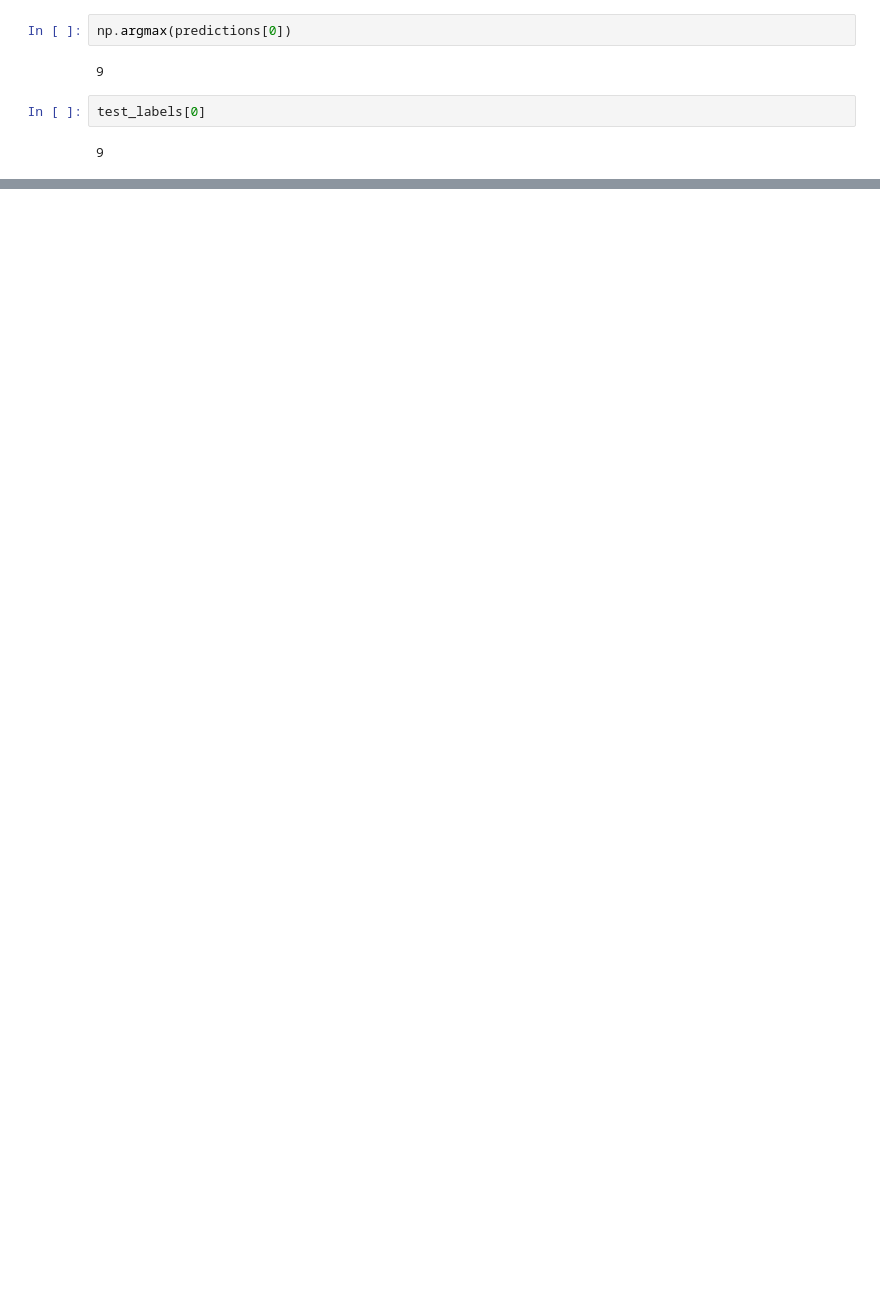
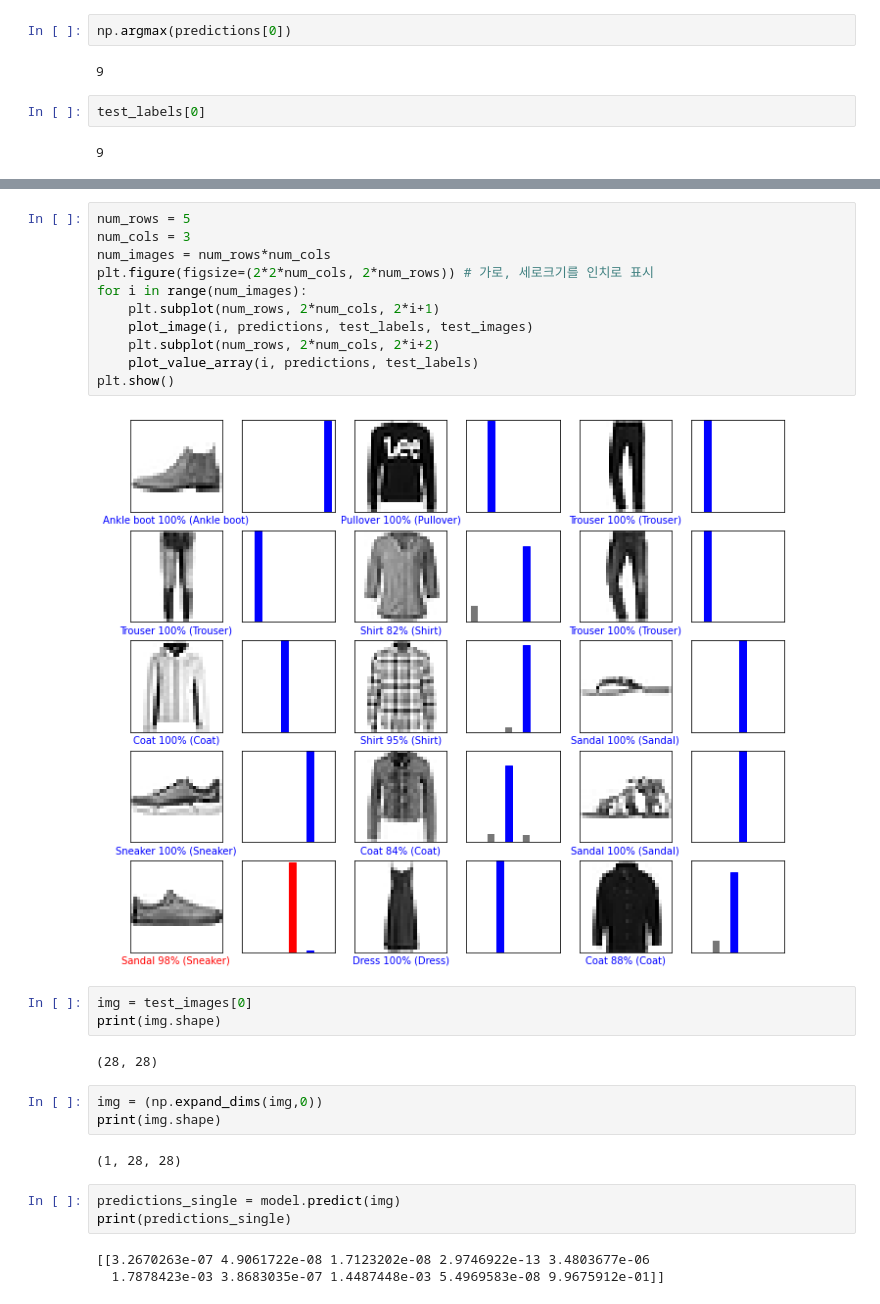
Before and after one commit to SeungJun9164/ML-tensorflow-, a Jupyter notebook: fashion_MNIST.ipynb, the cells around one changed output, grey strips where cells are left out. Cells and saved outputs as stored; diff of their text form; blank space fills up the shorter version.

```diff
--- a/fashion_MNIST.ipynb
+++ b/fashion_MNIST.ipynb
@@ -96,0 +148,29 @@ test_labels[0]
+# %%
+num_rows = 5
+num_cols = 3
+num_images = num_rows*num_cols
+plt.figure(figsize=(2*2*num_cols, 2*num_rows)) # 가로, 세로크기를 인치로 표시
+for i in range(num_images):
+    plt.subplot(num_rows, 2*num_cols, 2*i+1)
+    plot_image(i, predictions, test_labels, test_images)
+    plt.subplot(num_rows, 2*num_cols, 2*i+2)
+    plot_value_array(i, predictions, test_labels)
+plt.show()
+# %% [output]
+[figure, added]
+# %%
+img = test_images[0]
+print(img.shape)
+# %% [output]
+(28, 28)
+# %%
+img = (np.expand_dims(img,0))
+print(img.shape)
+# %% [output]
+(1, 28, 28)
+# %%
+predictions_single = model.predict(img)
+print(predictions_single)
+# %% [output]
+[[3.2670263e-07 4.9061722e-08 1.7123202e-08 2.9746922e-13 3.4803677e-06
+  1.7878423e-03 3.8683035e-07 1.4487448e-03 5.4969583e-08 9.9675912e-01]]
```
Also changed, not shown: parts of 10 cells of this notebook.
